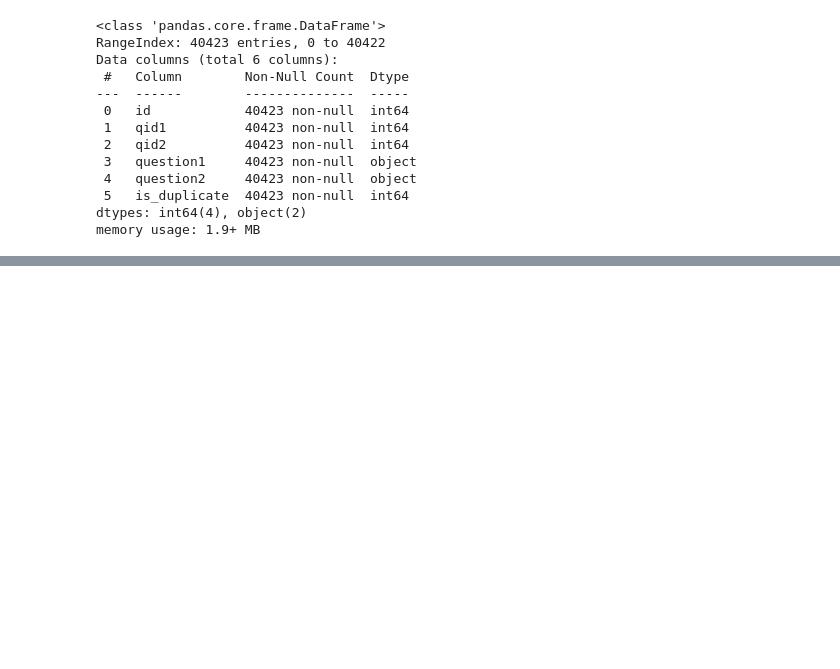
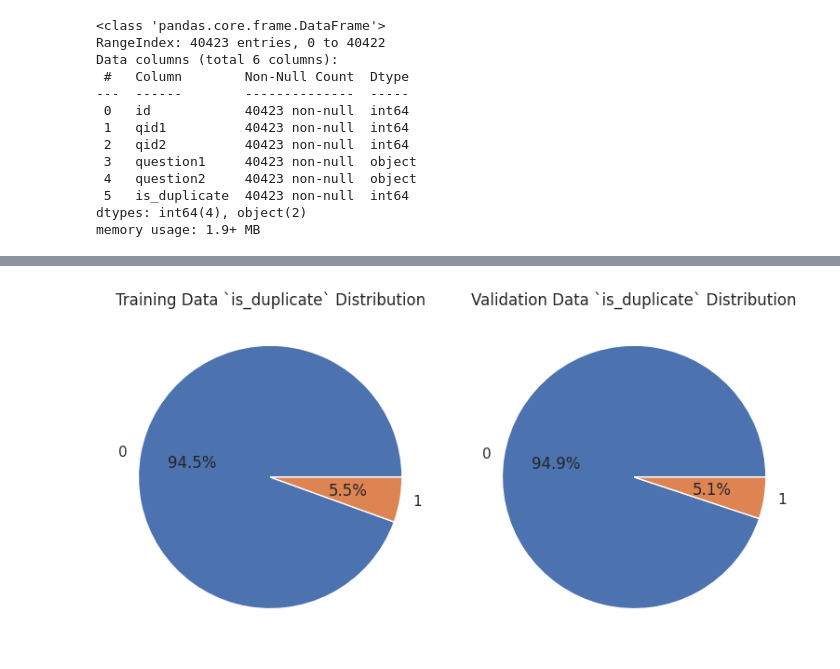
Before and after one commit to aman-chauhan/Quora-Question-Pair, a Jupyter notebook: eda.ipynb, the cells around one changed output, grey strips where cells are left out. Drawn from its saved outputs; the diff is of its cells as text; code cells hidden in the pictures; blank space fills up the shorter version.

```diff
--- a/eda.ipynb
+++ b/eda.ipynb
@@ -411,0 +486,28 @@ memory usage: 1.9+ MB
+# %%
+sns.set_theme()
+fig, ax = plt.subplots(1, 2, figsize=(8, 4))
+labels, counts = zip(
+    *train_df[
+        (train_df["question1"].str.len() > 150)
+        | (train_df["question2"].str.len() > 150)
+    ]["is_duplicate"]
+    .value_counts()
+    .reset_index()
+    .values.tolist()
+)
+_ = ax[0].pie(counts, labels=labels, autopct="%1.1f%%")
+_ = ax[0].set_title("Training Data `is_duplicate` Distribution")
+
+labels, counts = zip(
+    *dev_df[
+        (dev_df["question1"].str.len() > 150) | (dev_df["question2"].str.len() > 150)
+    ]["is_duplicate"]
+    .value_counts()
+    .reset_index()
+    .values.tolist()
+)
+_ = ax[1].pie(counts, labels=labels, autopct="%1.1f%%")
+_ = ax[1].set_title("Validation Data `is_duplicate` Distribution")
+fig.tight_layout()
+# %% [output]
+[figure, added]
```
Also changed, not shown: parts of 7 cells of this notebook.
